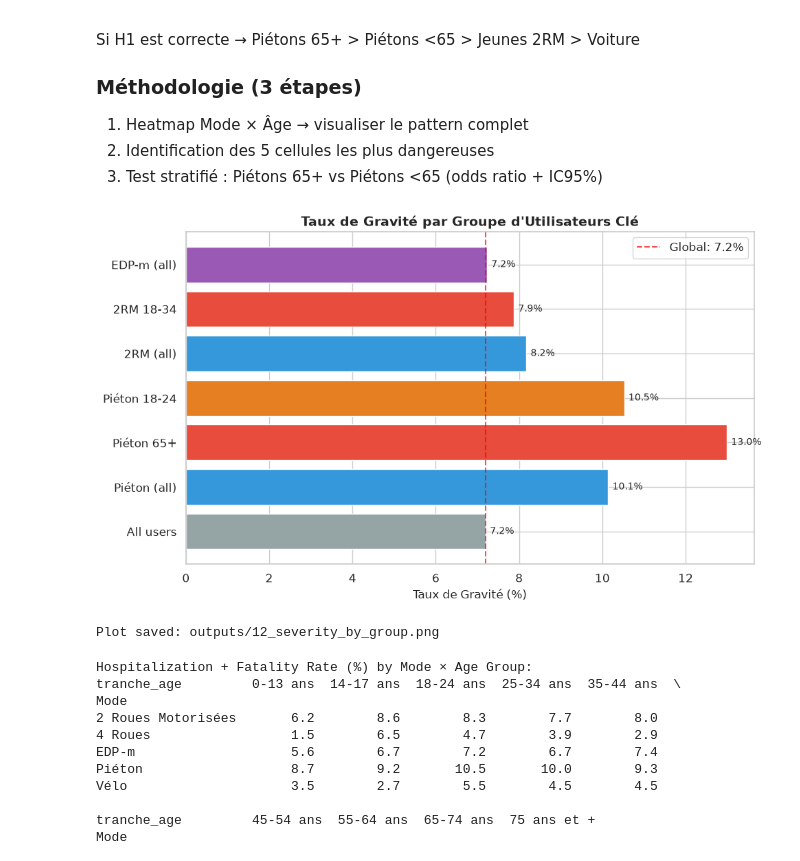
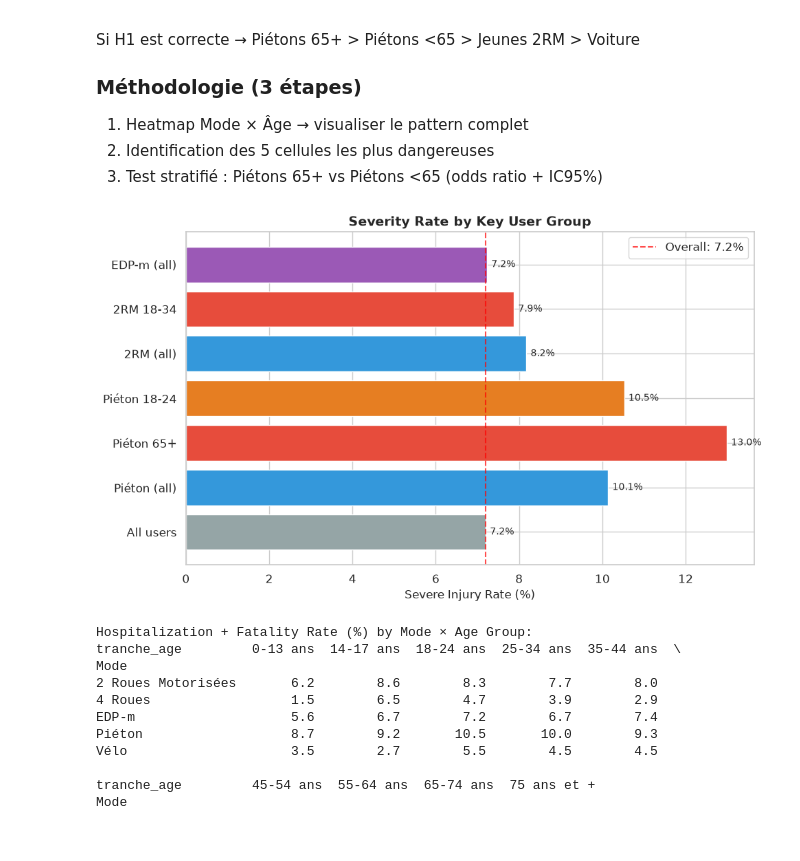
Before and after one commit to Medghaith01/test_QF, a Jupyter notebook: notebooks/eda_patterns.ipynb, the cells around one changed output. Saved outputs shown, nothing was run; the diff lists cells and outputs as text; code cells hidden in the pictures.

```diff
--- a/notebooks/eda_patterns.ipynb
+++ b/notebooks/eda_patterns.ipynb
@@ -66,6 +66,13 @@ df['severity_ordinal'] = df['Gravité'].map({'Blessé léger': 0, 'Blessé hospi
 # Clean vma to numeric
 df['vma_clean'] = pd.to_numeric(df['vma'], errors='coerce')
 
+# Filtrer aux valeurs réalistes pour Paris
+valid_vma = {10, 15, 20, 25, 30, 50, 70, 90, 110}
+n_before = df['vma_clean'].notna().sum()
+df.loc[~df['vma_clean'].isin(valid_vma), 'vma_clean'] = pd.NA
+n_after = df['vma_clean'].notna().sum()
+print(f"VMA: {n_before - n_after} valeurs invalides supprimées ({n_after} valides conservées)")
+
 print(f"\nDerived columns added: year, month, day_of_week, is_weekend, severity_binary, severity_ordinal, vma_clean")
 print(f"Severity distribution:\n{df['Gravité'].value_counts()}")
 print(f"\nSeverity binary (1=hospitalized+killed): {df['severity_binary'].sum()} / {len(df)} ({df['severity_binary'].mean()*100:.1f}%)")
@@ -302,29 +311,27 @@ Si H1 est correcte → Piétons 65+ > Piétons <65 > Jeunes 2RM > Voiture
 # %%
 groups = {
     'All users': df['severity_binary'].mean() * 100,
     'Piéton (all)': df[df['Mode'] == 'Piéton']['severity_binary'].mean() * 100,
     'Piéton 65+': df[(df['Mode'] == 'Piéton') & (df['tranche_age'].isin(['65-74 ans', '75 ans et +']))]['severity_binary'].mean() * 100,
     'Piéton 18-24': df[(df['Mode'] == 'Piéton') & (df['tranche_age'] == '18-24 ans')]['severity_binary'].mean() * 100,
     '2RM (all)': df[df['Mode'] == '2 Roues Motorisées']['severity_binary'].mean() * 100,
     '2RM 18-34': df[(df['Mode'] == '2 Roues Motorisées') & (df['tranche_age'].isin(['18-24 ans', '25-34 ans']))]['severity_binary'].mean() * 100,
     'EDP-m (all)': df[df['Mode'] == 'EDP-m']['severity_binary'].mean() * 100,
 }
 
 fig, ax = plt.subplots(figsize=(10, 6))
 bars = ax.barh(list(groups.keys()), list(groups.values()), color=['#95a5a6', '#3498db', '#e74c3c', '#e67e22', '#3498db', '#e74c3c', '#9b59b6'])
-ax.set_xlabel('Taux de Gravité (%)', fontsize=12)
-ax.set_title('Taux de Gravité par Groupe d\'Utilisateurs Clé', fontsize=14, fontweight='bold')
-ax.axvline(x=df['severity_binary'].mean() * 100, color='red', linestyle='--', alpha=0.7, label=f'Global: {df["severity_binary"].mean()*100:.1f}%')
+ax.set_xlabel('Severe Injury Rate (%)', fontsize=12)
+ax.set_title('Severity Rate by Key User Group', fontsize=14, fontweight='bold')
+ax.axvline(x=df['severity_binary'].mean() * 100, color='red', linestyle='--', alpha=0.7, label=f'Overall: {df["severity_binary"].mean()*100:.1f}%')
 ax.legend()
 for bar, val in zip(bars, groups.values()):
     ax.text(val + 0.1, bar.get_y() + bar.get_height()/2, f'{val:.1f}%', va='center', fontsize=10)
 plt.tight_layout()
-plt.savefig('../outputs/12_severity_by_group.png', dpi=150, bbox_inches='tight')
+plt.savefig('../outputs/3a_severity_by_group.png', dpi=150, bbox_inches='tight')
 plt.show()
-print("Plot saved: outputs/12_severity_by_group.png")
 # %% [output]
-[figure, old version]
+[figure, new version]
-Plot saved: outputs/12_severity_by_group.png
 # %%
 # Heatmap: severity rate (hospitalized + killed) by mode × age
 pivot = df.pivot_table(values='severity_binary', index='Mode', columns="tranche_age",
```
Also changed, not shown: parts of 6 cells of this notebook, 1 other file.
